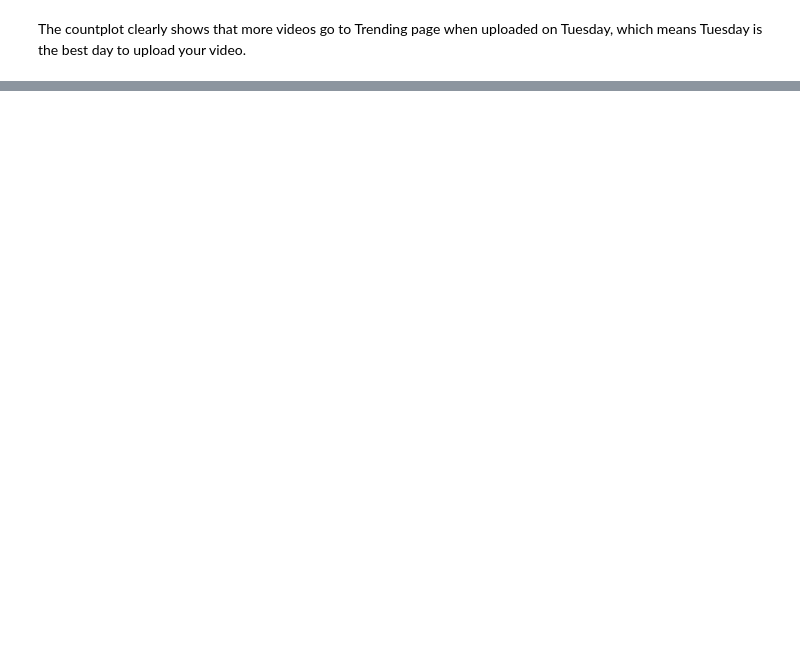
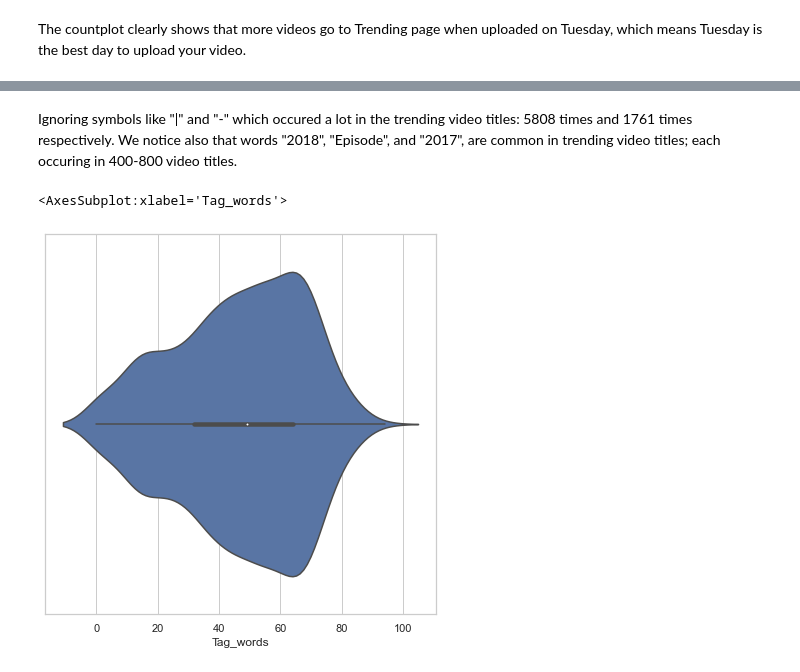
Before and after one commit to Vaibhav-Patel19/Youtube-Analysis, a Jupyter notebook: Analysis.ipynb, the cells around one changed output, grey strips where cells are left out. Drawn from its saved outputs; the diff is of its cells as text; code cells hidden in the pictures; blank space fills up the shorter version.

Commit message:
Completed Analysis

```diff
--- a/Analysis.ipynb
+++ b/Analysis.ipynb
@@ -169,0 +205,11 @@ sns.set(rc={'figure.figsize':(10,10)})
+# %% [markdown]
+Ignoring symbols like "|" and "-" which occured a lot in the trending video titles: 5808 times and 1761 times respectively. We notice also that words "2018", "Episode", and "2017", are common in trending video titles; each occuring in 400-800 video titles.
+# %%
+# Tags Analysis
+from matplotlib import pyplot
+
+fig, ax = pyplot.subplots(figsize =(7,7))
+sns.violinplot(ax = ax, x = dataframe["Tag_words"])
+# %% [output]
+<AxesSubplot:xlabel='Tag_words'>
+[figure, added]
```
Also changed, not shown: parts of 21 cells of this notebook, 1 other file.
